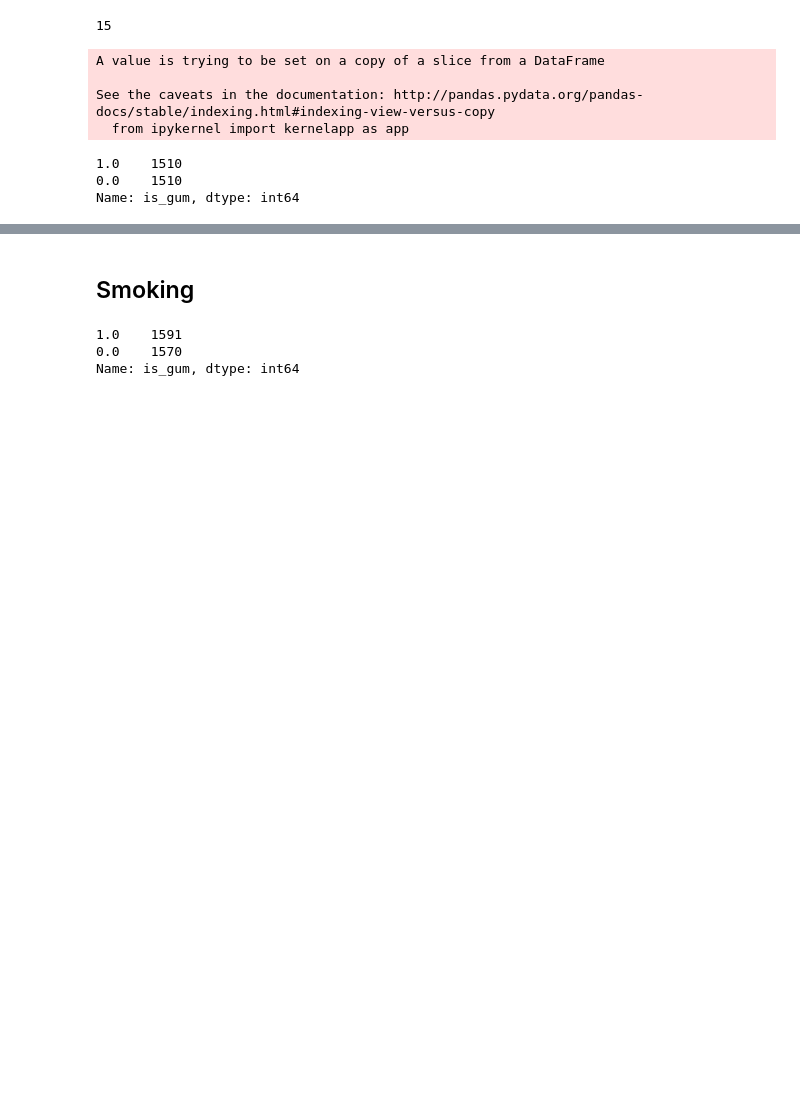
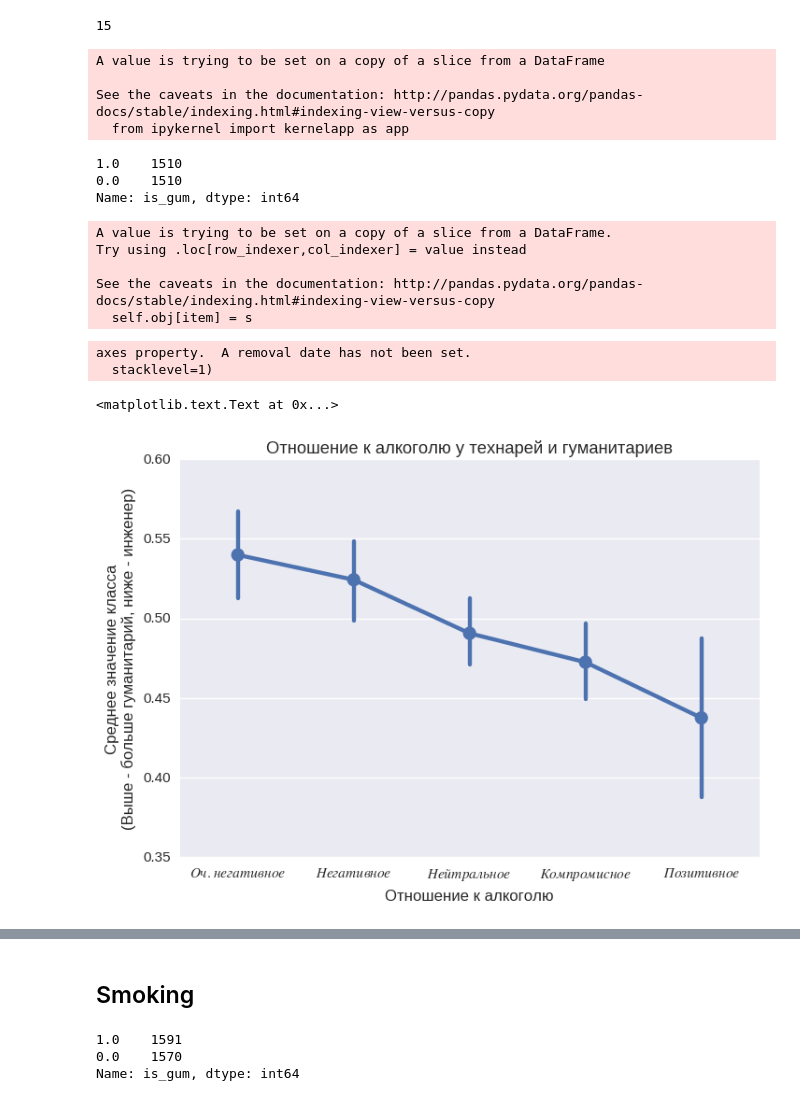
Before and after one commit to EvgenyKashin/CommentsAnalysis, a Jupyter notebook: analysis_vrn.ipynb, the cells around one changed output, grey strips where cells are left out. Saved outputs shown, nothing was run; the diff lists cells and outputs as text; code cells hidden in the pictures; blank space fills up the shorter version.

```diff
--- a/analysis_vrn.ipynb
+++ b/analysis_vrn.ipynb
@@ -239,6 +268,34 @@ See the caveats in the documentation: http://pandas.pydata.org/pandas-docs/stabl
 1.0    1510
 0.0    1510
 Name: is_gum, dtype: int64
+# %%
+# замена местами компромисное и нейтральное
+alcohol_df.loc[alcohol_df.alcohol == 3, 'alcohol'] = 6
+alcohol_df.loc[alcohol_df.alcohol == 4, 'alcohol'] = 3
+alcohol_df.loc[alcohol_df.alcohol == 6, 'alcohol'] = 4
+# %% [output]
+A value is trying to be set on a copy of a slice from a DataFrame.
+Try using .loc[row_indexer,col_indexer] = value instead
+
+See the caveats in the documentation: http://pandas.pydata.org/pandas-docs/stable/indexing.html#indexing-view-versus-copy
+  self.obj[item] = s
+# %%
+g = sns.pointplot(x="alcohol", y="is_gum", data=alcohol_df, ci=80) #, kind='swarm');
+
+sns.set(font_scale=1.1)
+
+g.set_xlabel('Отношение к алкоголю')
+g.set_ylabel('Среднее значение класса\n(Выше - больше гуманитарий, ниже - инженер)')
+
+plt.xticks(range(5), ('$Оч. негативное$', '$Негативное$', '$Нейтральное$', '$Компромисное$', '$Позитивное$'))
+
+handles, labels = g.get_axes().get_legend_handles_labels()
+plt.title('Отношение к алкоголю у технарей и гуманитариев')
+# %% [output]
+axes property.  A removal date has not been set.
+  stacklevel=1)
+<matplotlib.text.Text at 0x...>
+[figure, added]
 # %%
 g = sns.countplot(x='alcohol', hue='is_gum',  data=alcohol_df)
 # %% [output]
```
Also changed, not shown: parts of 20 cells of this notebook.
